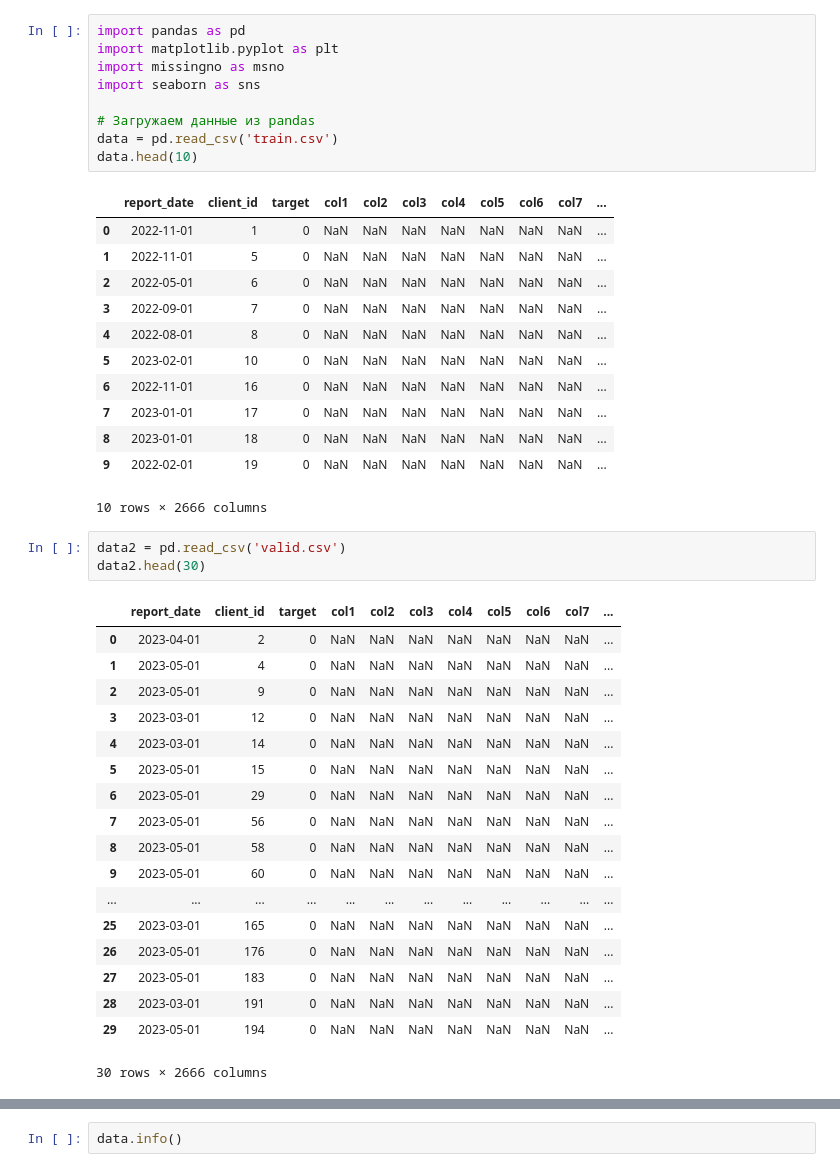
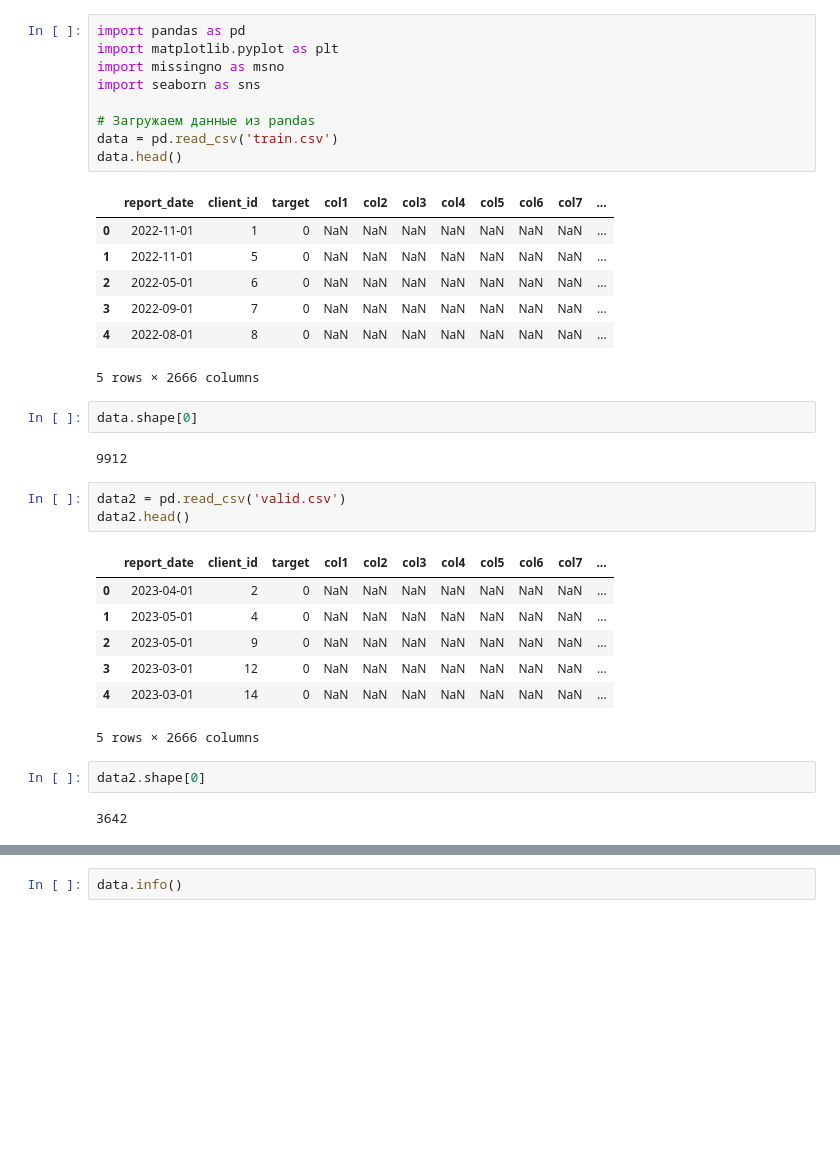
Before and after one commit to Tema13379/2intensiv2, a Jupyter notebook: data.ipynb, the cells around one changed output, grey strips where cells are left out. Saved outputs shown, nothing was run; the diff lists cells and outputs as text; blank space fills up the shorter version.

```diff
--- a/data.ipynb
+++ b/data.ipynb
@@ -8,7 +8,7 @@ import seaborn as sns
 
 # Загружаем данные из pandas
 data = pd.read_csv('train.csv')
-data.head(10)
+data.head()
 # %% [output]
 |  | report_date | client_id | target | col1 | col2 | col3 | col4 | col5 | col6 | col7 | ... |
 | 0 | 2022-11-01 | 1 | 0 | NaN | NaN | NaN | NaN | NaN | NaN | NaN | ... |
@@ -16,34 +16,26 @@ data.head(10)
 | 2 | 2022-05-01 | 6 | 0 | NaN | NaN | NaN | NaN | NaN | NaN | NaN | ... |
 | 3 | 2022-09-01 | 7 | 0 | NaN | NaN | NaN | NaN | NaN | NaN | NaN | ... |
 | 4 | 2022-08-01 | 8 | 0 | NaN | NaN | NaN | NaN | NaN | NaN | NaN | ... |
-| 5 | 2023-02-01 | 10 | 0 | NaN | NaN | NaN | NaN | NaN | NaN | NaN | ... |
-| 6 | 2022-11-01 | 16 | 0 | NaN | NaN | NaN | NaN | NaN | NaN | NaN | ... |
-| 7 | 2023-01-01 | 17 | 0 | NaN | NaN | NaN | NaN | NaN | NaN | NaN | ... |
-| 8 | 2023-01-01 | 18 | 0 | NaN | NaN | NaN | NaN | NaN | NaN | NaN | ... |
-| 9 | 2022-02-01 | 19 | 0 | NaN | NaN | NaN | NaN | NaN | NaN | NaN | ... |
-10 rows × 2666 columns
+5 rows × 2666 columns
+# %%
+data.shape[0]
+# %% [output]
+9912
 # %%
 data2 = pd.read_csv('valid.csv')
-data2.head(30)
+data2.head()
 # %% [output]
 |  | report_date | client_id | target | col1 | col2 | col3 | col4 | col5 | col6 | col7 | ... |
 | 0 | 2023-04-01 | 2 | 0 | NaN | NaN | NaN | NaN | NaN | NaN | NaN | ... |
 | 1 | 2023-05-01 | 4 | 0 | NaN | NaN | NaN | NaN | NaN | NaN | NaN | ... |
 | 2 | 2023-05-01 | 9 | 0 | NaN | NaN | NaN | NaN | NaN | NaN | NaN | ... |
 | 3 | 2023-03-01 | 12 | 0 | NaN | NaN | NaN | NaN | NaN | NaN | NaN | ... |
 | 4 | 2023-03-01 | 14 | 0 | NaN | NaN | NaN | NaN | NaN | NaN | NaN | ... |
-| 5 | 2023-05-01 | 15 | 0 | NaN | NaN | NaN | NaN | NaN | NaN | NaN | ... |
-| 6 | 2023-05-01 | 29 | 0 | NaN | NaN | NaN | NaN | NaN | NaN | NaN | ... |
-| 7 | 2023-05-01 | 56 | 0 | NaN | NaN | NaN | NaN | NaN | NaN | NaN | ... |
-| 8 | 2023-05-01 | 58 | 0 | NaN | NaN | NaN | NaN | NaN | NaN | NaN | ... |
-| 9 | 2023-05-01 | 60 | 0 | NaN | NaN | NaN | NaN | NaN | NaN | NaN | ... |
-| ... | ... | ... | ... | ... | ... | ... | ... | ... | ... | ... | ... |
-| 25 | 2023-03-01 | 165 | 0 | NaN | NaN | NaN | NaN | NaN | NaN | NaN | ... |
-| 26 | 2023-05-01 | 176 | 0 | NaN | NaN | NaN | NaN | NaN | NaN | NaN | ... |
-| 27 | 2023-05-01 | 183 | 0 | NaN | NaN | NaN | NaN | NaN | NaN | NaN | ... |
-| 28 | 2023-03-01 | 191 | 0 | NaN | NaN | NaN | NaN | NaN | NaN | NaN | ... |
-| 29 | 2023-05-01 | 194 | 0 | NaN | NaN | NaN | NaN | NaN | NaN | NaN | ... |
-30 rows × 2666 columns
+5 rows × 2666 columns
+# %%
+data2.shape[0]
+# %% [output]
+3642
 # %%
 import seaborn as sns
 import matplotlib.pyplot as plt
```
Also changed, not shown: parts of 12 cells of this notebook.
